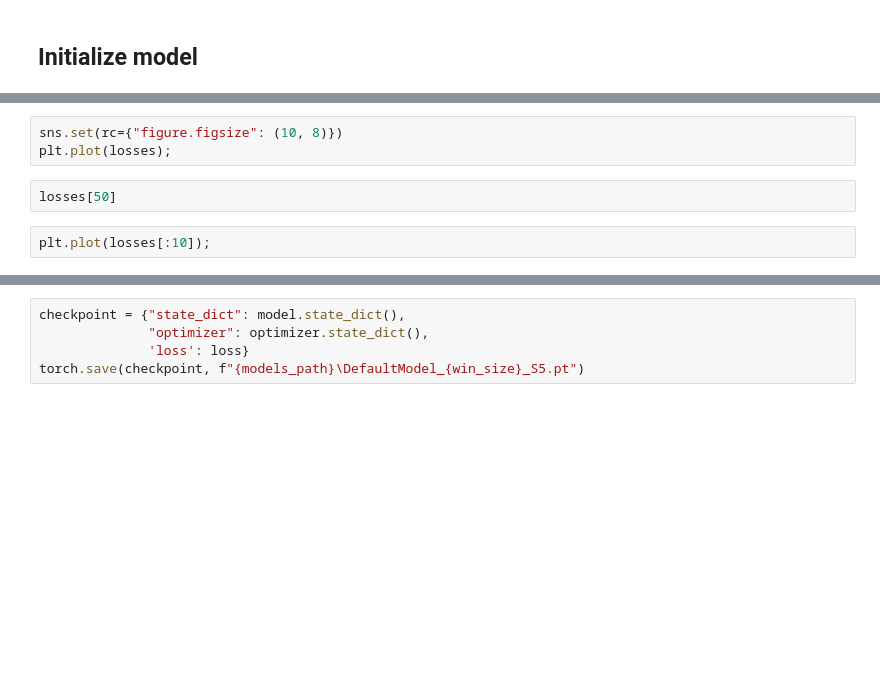
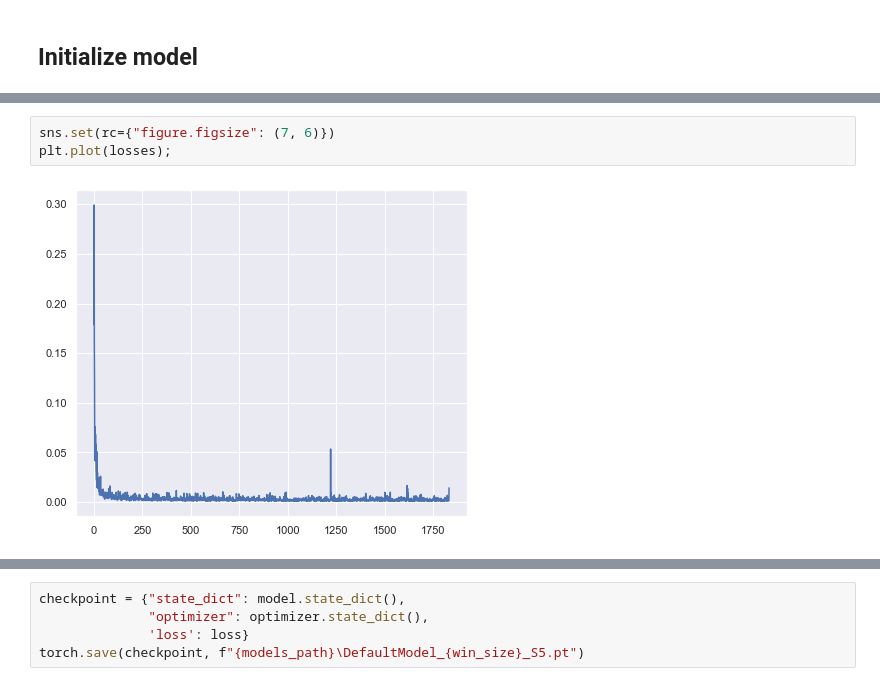
Before and after one commit to Felecort/NN_Filter_Radiolocation_Imgs, a Jupyter notebook: src/main.ipynb, the cells around one changed output, grey strips where cells are left out. Drawn from its saved outputs; the diff is of its cells as text; blank space fills up the shorter version.

```diff
--- a/src/main.ipynb
+++ b/src/main.ipynb
@@ -207,7 +238,5 @@ for epoch in range(num_epoches):
 # %%
-sns.set(rc={"figure.figsize": (10, 8)})
+sns.set(rc={"figure.figsize": (7, 6)})
 plt.plot(losses);
+# %% [output]
+[figure, added]
-# %%
-losses[50]
-# %%
-plt.plot(losses[:10]);
```
Also changed, not shown: parts of 16 cells of this notebook.
